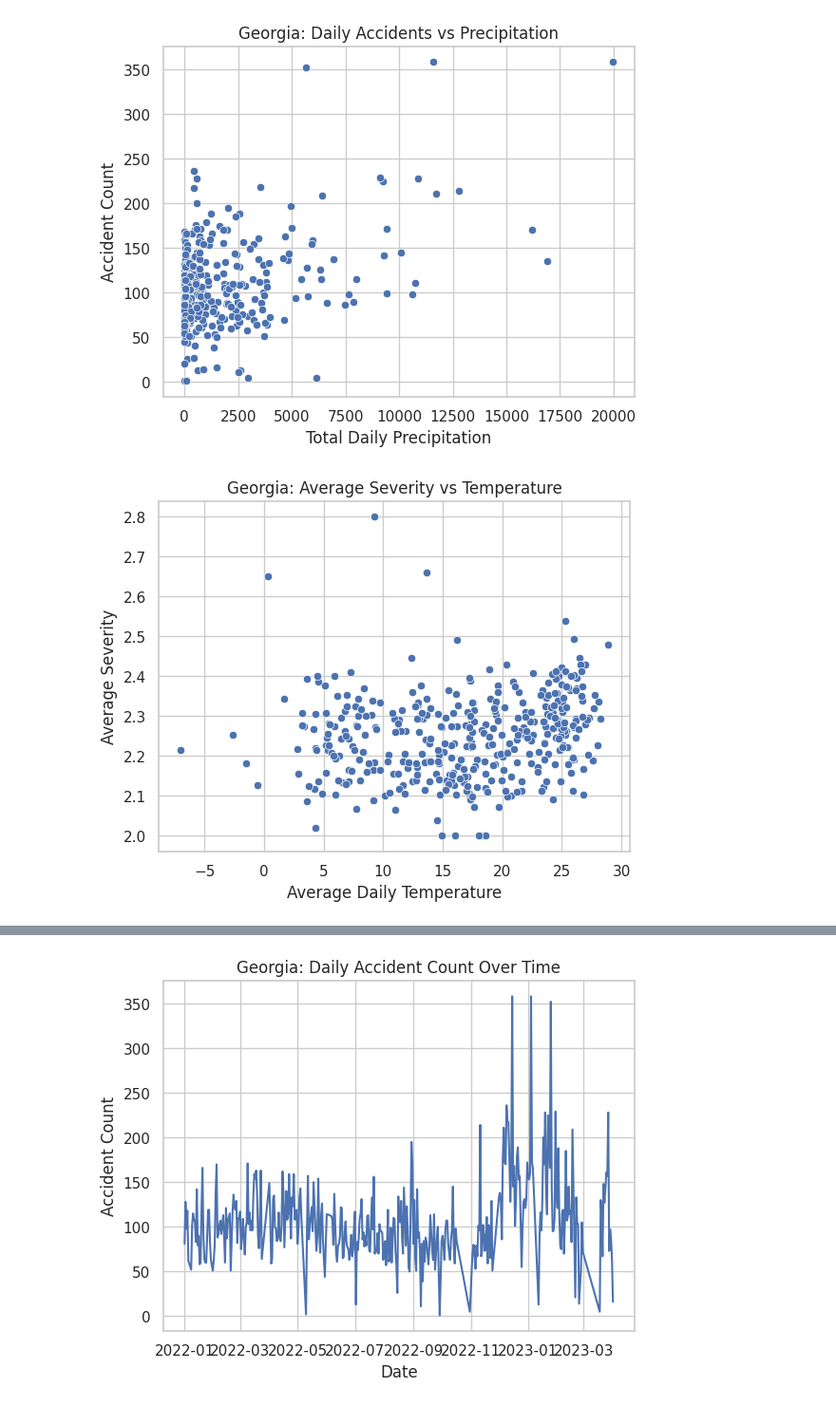
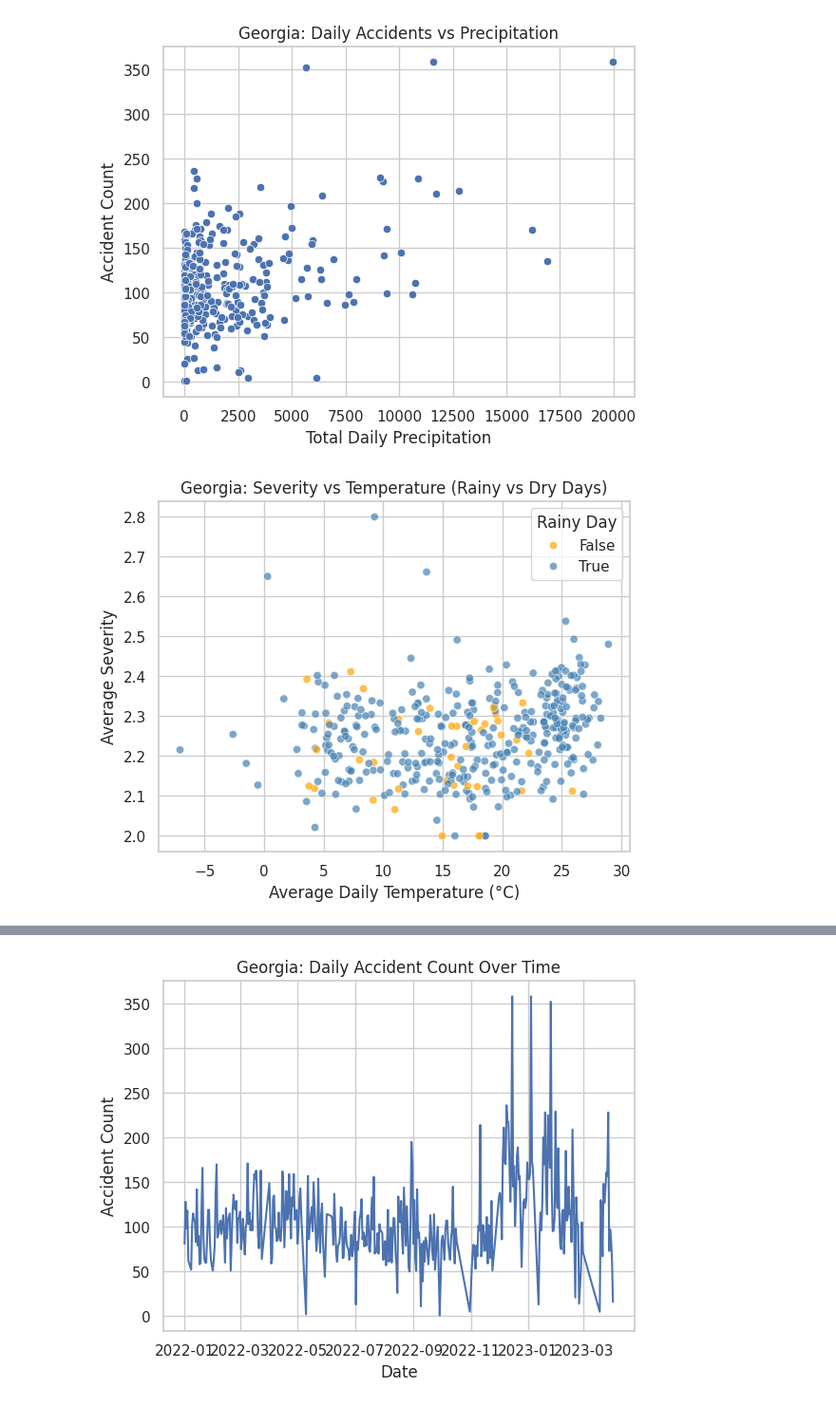
Before and after one commit to Xiong-Alex/ETL_weather-accident-correlation, a Jupyter notebook: notebooks/11_test.ipynb, the cells around one changed output, grey strips where cells are left out. Shown at 95% size. Cells and saved outputs as stored; diff of their text form; code cells hidden in the pictures.

Commit message:
graphs

```diff
--- a/notebooks/11_test.ipynb
+++ b/notebooks/11_test.ipynb
@@ -100,15 +100,21 @@ plt.show()
 # %% [output]
 [figure]
 # %%
+df["rainy_day"] = df["total_precip"].fillna(0) >= 2.5
+
 plt.figure()
 sns.scatterplot(
     data=df,
     x="avg_temp",
-    y="avg_severity"
+    y="avg_severity",
+    hue="rainy_day",
+    palette={True: "steelblue", False: "orange"},
+    alpha=0.7
 )
-plt.title("Georgia: Average Severity vs Temperature")
-plt.xlabel("Average Daily Temperature")
+plt.title("Georgia: Severity vs Temperature (Rainy vs Dry Days)")
+plt.xlabel("Average Daily Temperature (°C)")
 plt.ylabel("Average Severity")
+plt.legend(title="Rainy Day")
 plt.show()
 # %% [output]
-[figure, old version]
+[figure, new version]
```
Also changed, not shown: parts of 1 cell of this notebook.
